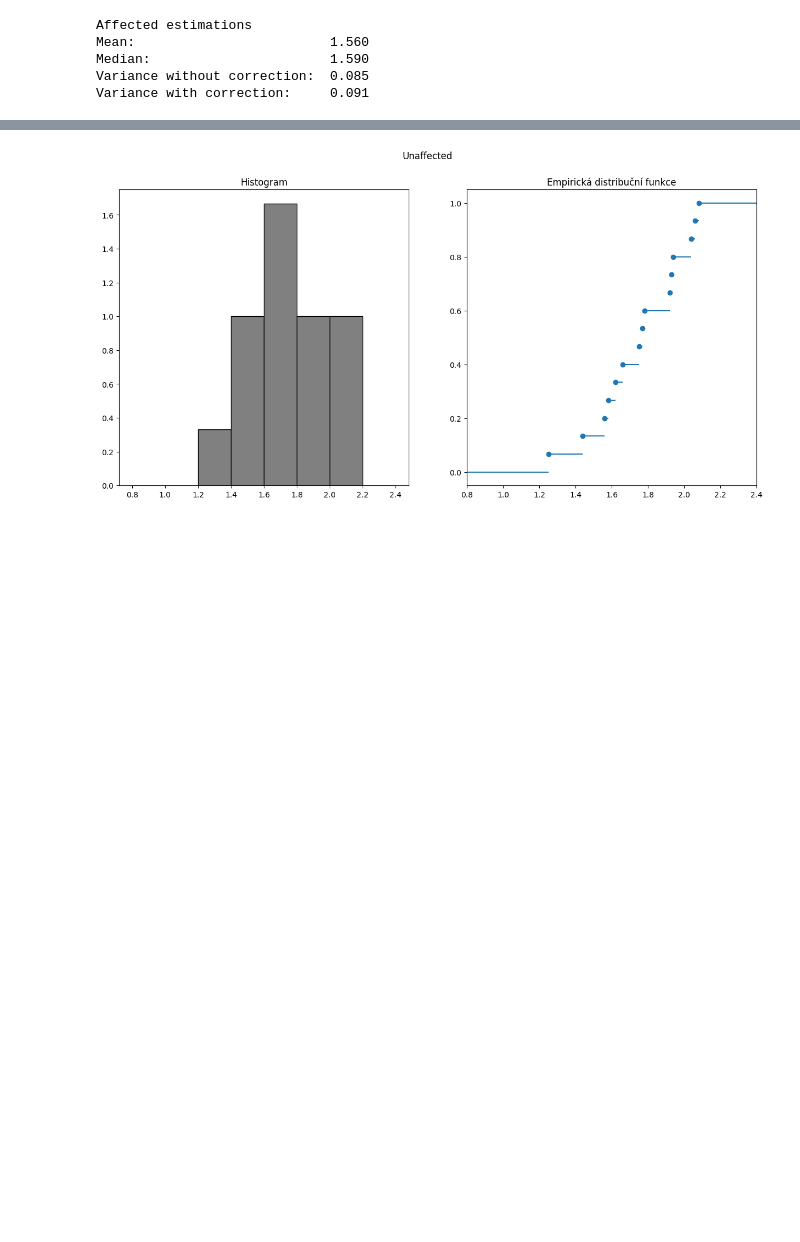
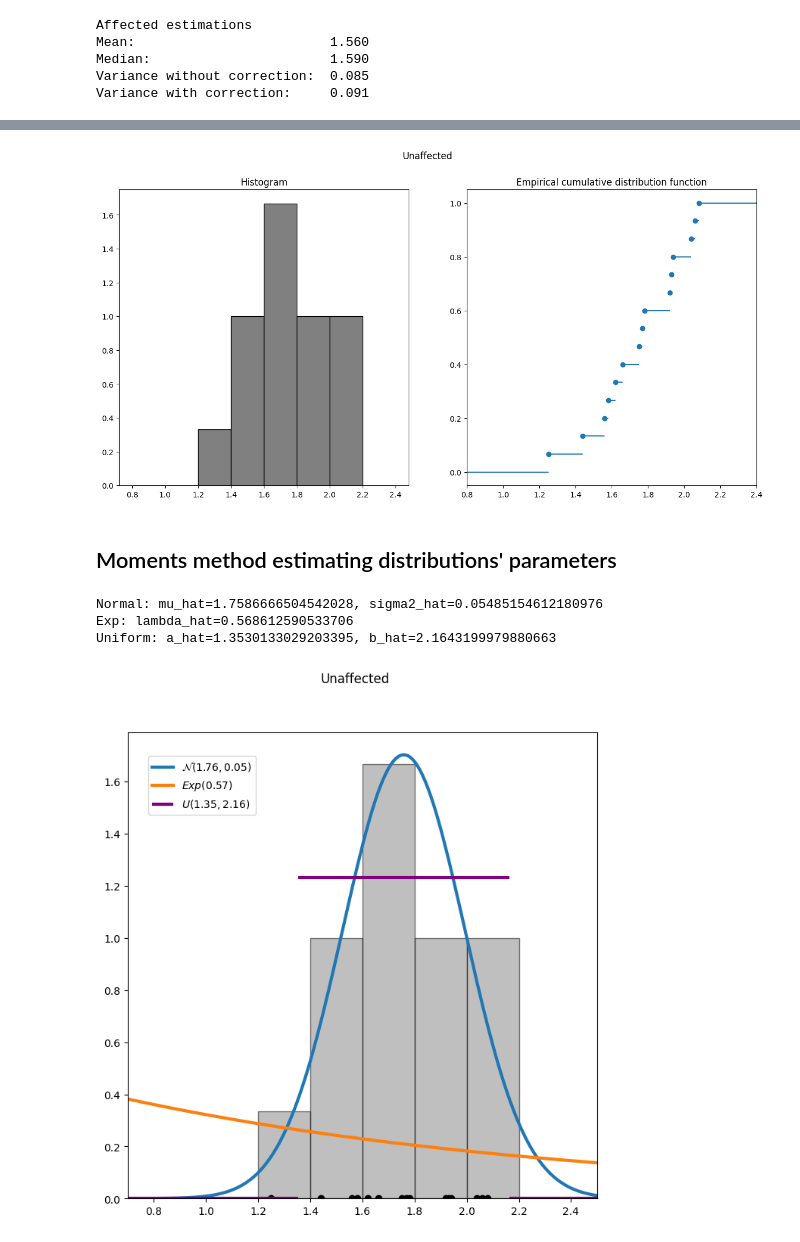
Before and after one commit to ZhigaMason/University, a Jupyter notebook: notebook.ipynb, the cells around one changed output, grey strips where cells are left out. Drawn from its saved outputs; the diff is of its cells as text; code cells hidden in the pictures; blank space fills up the shorter version.

```diff
--- a/notebook.ipynb
+++ b/notebook.ipynb
@@ -75,7 +77,7 @@ def plot_hist_ecdf(X):
     )
     axc.set_xlim(0.8, 2.4)
 
-    axc.set_title('Empirická distribuční funkce')
+    axc.set_title('Empirical cumulative distribution function')
     return fig, [axh, axc]
 # %%
 fig, axes = plot_hist_ecdf(aff)
@@ -88,4 +90,6 @@ fig, axes = plot_hist_ecdf(una)
 fig.suptitle('Unaffected')
 fig.savefig('img/unaffected_hist_ecdf.png', format='png')
 # %% [output]
-[figure, old version]
+[figure, new version]
+# %% [markdown]
+## Moments method estimating distributions' parameters
@@ -91,0 +141,9 @@ fig.savefig('img/unaffected_hist_ecdf.png', format='png')
+# %%
+fig, params_una = moments_method(una)
+fig.suptitle('Unaffected')
+fig.savefig('img/unaffected_distributions.png', format='png')
+# %% [output]
+Normal: mu_hat=1.7586666504542028, sigma2_hat=0.05485154612180976
+Exp: lambda_hat=0.568612590533706
+Uniform: a_hat=1.3530133029203395, b_hat=2.1643199979880663
+[figure, added]
```
Also changed, not shown: parts of 16 cells of this notebook, 6 other files.
